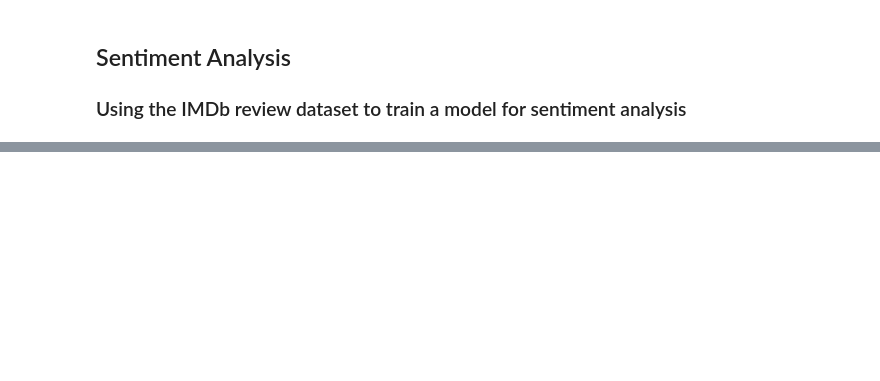
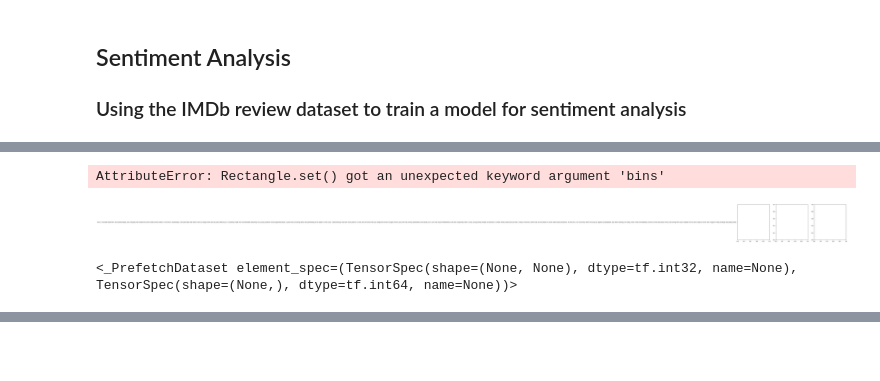
Before and after one commit to normanboettcher/sentiment_analysis, a Jupyter notebook: Untitled.ipynb, the cells around one changed output, grey strips where cells are left out. Drawn from its saved outputs; the diff is of its cells as text; code cells hidden in the pictures; blank space fills up the shorter version.

Commit message:
WIP review_stats

```diff
--- a/Untitled.ipynb
+++ b/Untitled.ipynb
@@ -53,9 +20,0 @@ datasets
-# %%
-def create_train_test_val(info, datasets, validation_fraction=0.2):
-    train_data, test_data = datasets["train"], datasets["test"]
-    num_train = int(info.splits["train"].num_examples * (1-validation_fraction))
-
-    shuffled_train_data = train_data.shuffle(10000, reshuffle_each_iteration=False)
-    training_data = shuffled_train_data.take(num_train)
-    validation_data = shuffled_train_data.skip(num_train)
-    return training_data, test_data, validation_data
@@ -352,0 +23,2 @@ ValueError: as_list() is not defined on an unknown TensorShape.
+# %%
+train_set, test_set, val_set = create_train_test_val(datasets, validation_fraction=0.1)
@@ -352,0 +48,2 @@ ValueError: as_list() is not defined on an unknown TensorShape.
+# %%
+reviewStats = TextStatisticUtils(train_set=train_set, test_set=test_set, val_set=val_set)
@@ -352,0 +70,3 @@ ValueError: as_list() is not defined on an unknown TensorShape.
+# %%
+reviewStats.draw_class_dists()
+# %% [output]
@@ -352,0 +74,2 @@ ValueError: as_list() is not defined on an unknown TensorShape.
+AttributeError: Rectangle.set() got an unexpected keyword argument 'bins'
+[figure, added]
@@ -352,0 +78,4 @@ ValueError: as_list() is not defined on an unknown TensorShape.
+# %%
+train_data
+# %% [output]
+<_PrefetchDataset element_spec=(TensorSpec(shape=(None, None), dtype=tf.int32, name=None), TensorSpec(shape=(None,), dtype=tf.int64, name=None))>
```
Also changed, not shown: parts of 52 cells of this notebook, 2 other files.
